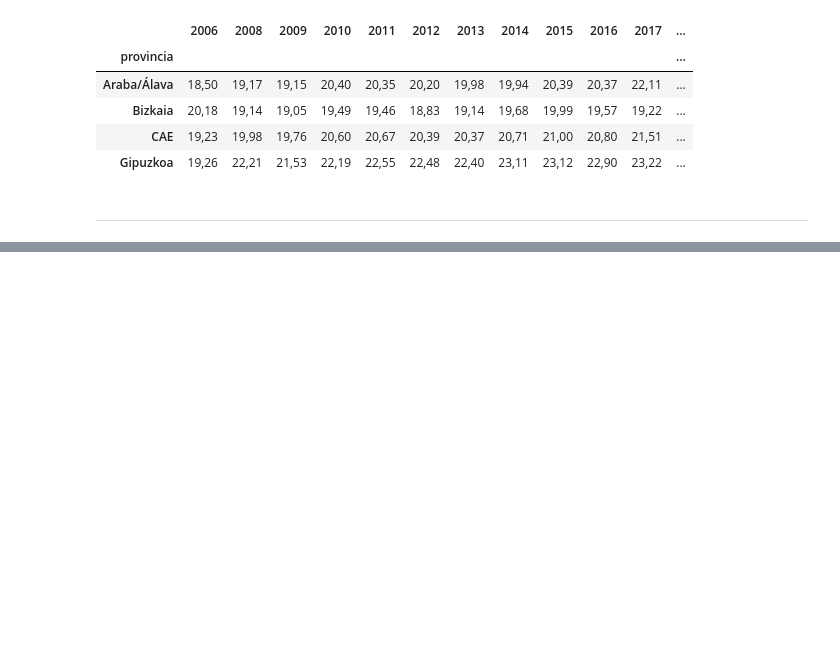
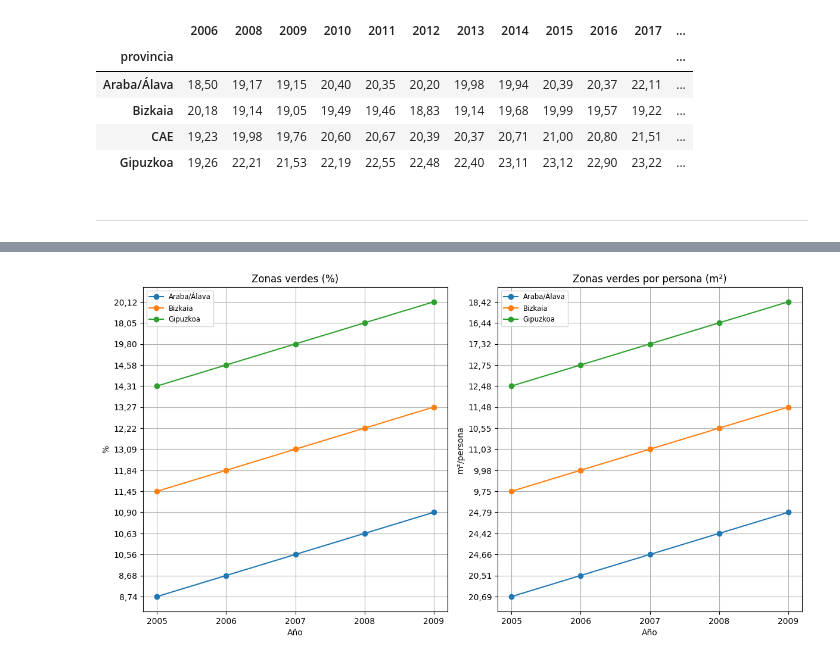
Before and after one commit to AnaExposito/EDA_ZONAS_VERDES, a Jupyter notebook: jupiter_zonas_verdes/Jupiter_zonas_verdes.ipynb, the cells around one changed output, grey strips where cells are left out. Cells and saved outputs as stored; diff of their text form; code cells hidden in the pictures; blank space fills up the shorter version.

```diff
--- a/jupiter_zonas_verdes/Jupiter_zonas_verdes.ipynb
+++ b/jupiter_zonas_verdes/Jupiter_zonas_verdes.ipynb
@@ -714,0 +739,23 @@ display('Las zonas verdes son',zonas_verdes_provincias,'Las zonas verdes por per
+# %%
+#tendencias zonas verdes
+provincias = ['Araba/Álava', 'Bizkaia', 'Gipuzkoa']
+
+dfs = {"Zonas verdes (%)": zonas_verdes_provincias.T[provincias],
+       "Zonas verdes por persona (m²)": zonas_verdes_persona_provincias.T[provincias],}
+
+plt.figure(figsize=(18, 12))
+
+for i, (titulo, df) in enumerate(dfs.items(), 1):
+    plt.subplot(2, 3, i)
+    for provincia in df.columns:
+        plt.plot(df.index, df[provincia], marker='o', label=provincia)
+    plt.title(titulo)
+    plt.xlabel("Año")
+    plt.ylabel("%" if "por persona" not in titulo else "m²/persona")
+    plt.grid(True)
+    plt.legend(fontsize='small')
+
+plt.tight_layout()
+plt.show()
+# %% [output]
+[figure, added]
```
Also changed, not shown: parts of 6 cells of this notebook, 2 other files.
